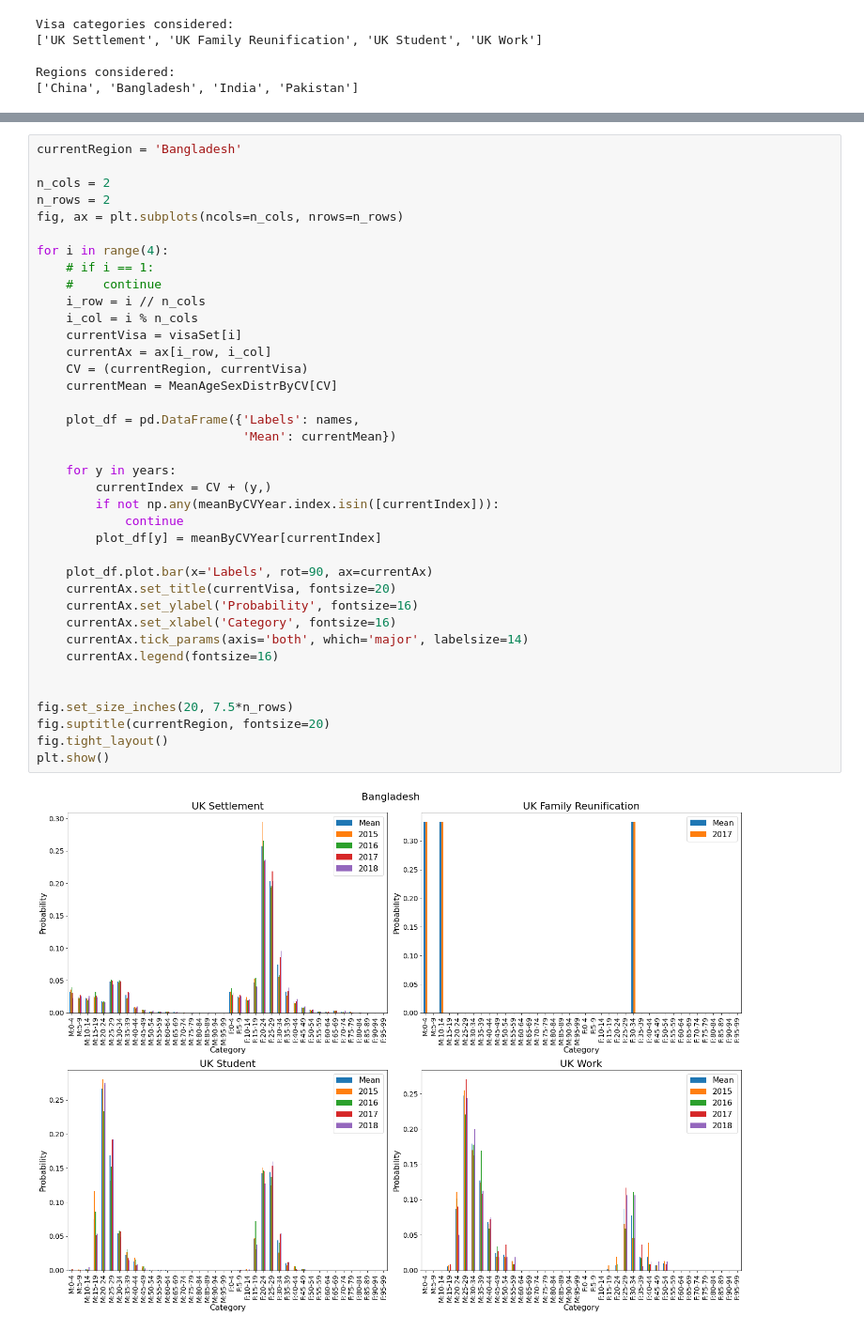
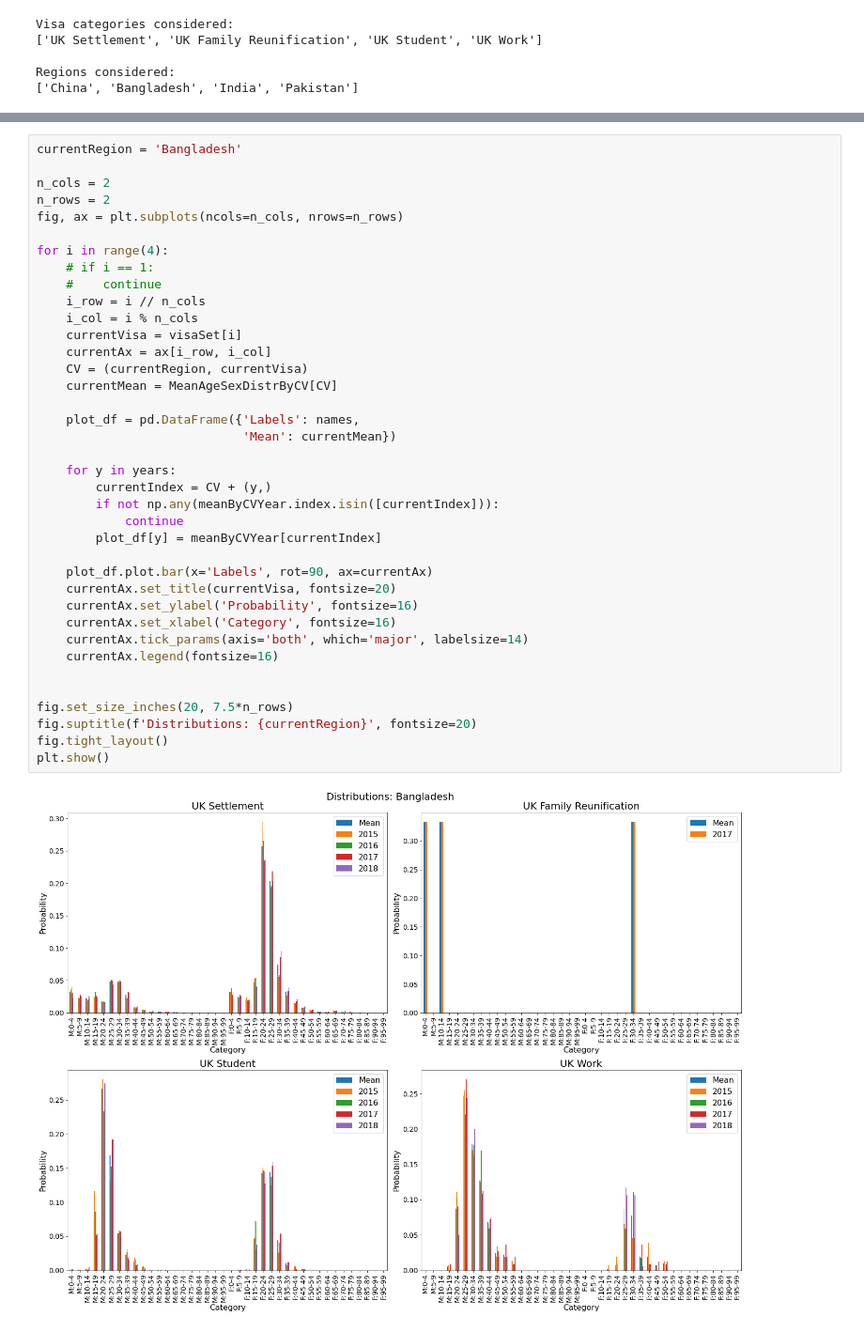
Before and after one commit to JamesTruscott/JupyterBinder, a Jupyter notebook: E-DETECT-TB/E_Detect_TB_Notes2.ipynb, the cells around one changed output, grey strips where cells are left out. Shown: that part at 94% size. Cells and saved outputs as stored; diff of their text form.

Commit message:
Notebook update
Includes distribution of numbers screened now.

```diff
--- a/E-DETECT-TB/E_Detect_TB_Notes2.ipynb
+++ b/E-DETECT-TB/E_Detect_TB_Notes2.ipynb
@@ -281,32 +286,32 @@ for i in range(4):
     # if i == 1:
     #    continue
     i_row = i // n_cols
     i_col = i % n_cols
     currentVisa = visaSet[i]
     currentAx = ax[i_row, i_col]
     CV = (currentRegion, currentVisa)
     currentMean = MeanAgeSexDistrByCV[CV]
 
     plot_df = pd.DataFrame({'Labels': names,
                             'Mean': currentMean})
 
     for y in years:
         currentIndex = CV + (y,)
         if not np.any(meanByCVYear.index.isin([currentIndex])):
             continue
         plot_df[y] = meanByCVYear[currentIndex]
 
     plot_df.plot.bar(x='Labels', rot=90, ax=currentAx)
     currentAx.set_title(currentVisa, fontsize=20)
     currentAx.set_ylabel('Probability', fontsize=16)
     currentAx.set_xlabel('Category', fontsize=16)
     currentAx.tick_params(axis='both', which='major', labelsize=14)
     currentAx.legend(fontsize=16)
 
 
 fig.set_size_inches(20, 7.5*n_rows)
-fig.suptitle(currentRegion, fontsize=20)
+fig.suptitle(f'Distributions: {currentRegion}', fontsize=20)
 fig.tight_layout()
 plt.show()
 # %% [output]
-[figure, old version]
+[figure, new version]
```
Also changed, not shown: parts of 12 cells of this notebook.
